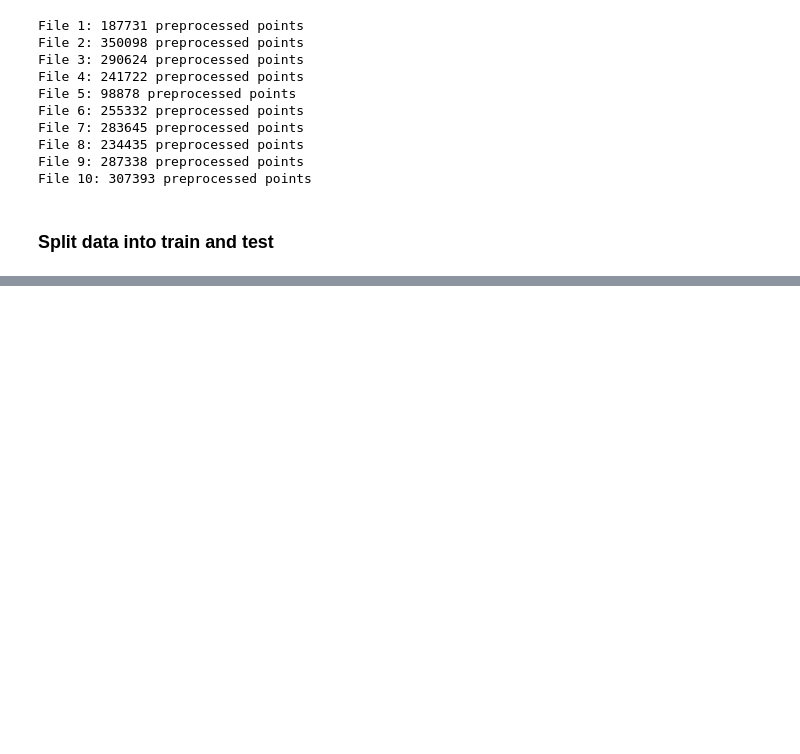
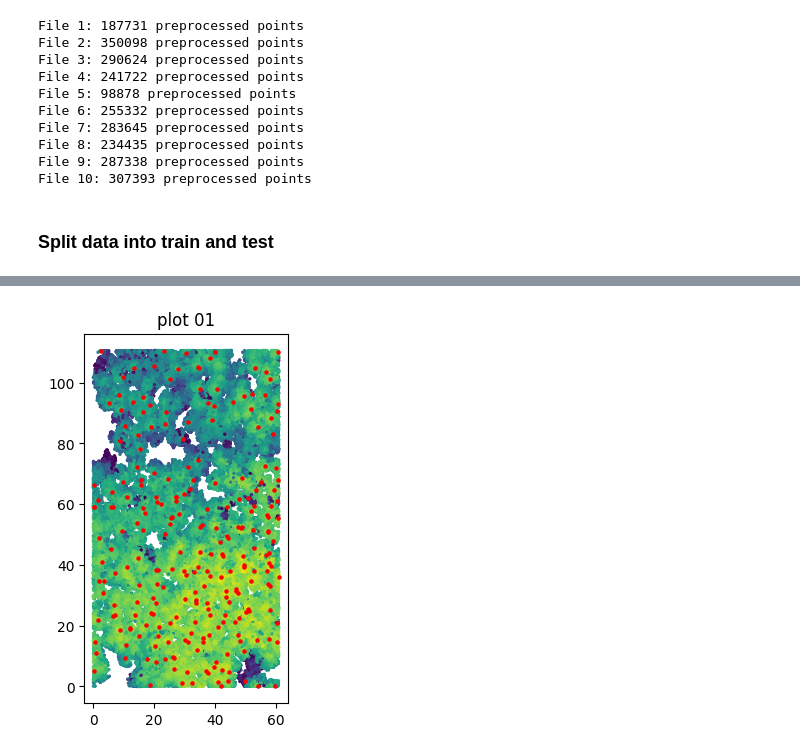
Before and after one commit to pariaighanian/LiDAR-Based-Tree-Detection, a Jupyter notebook: src/main.ipynb, the cells around one changed output, grey strips where cells are left out. Cells and saved outputs as stored; diff of their text form; code cells hidden in the pictures; blank space fills up the shorter version.

Commit message:
lmf added. still need to work on it

```diff
--- a/src/main.ipynb
+++ b/src/main.ipynb
@@ -156,6 +159,29 @@ def split_dataset(data: List, train_ratio: float = 0.7) -> Tuple[List, List]:
     test_data = data[split_idx:]
 
     return train_data, test_data
+# %%
+def local_maxima_filter(cloud: np.ndarray, window_size: float, height_threshold: float) -> np.ndarray:
+    """Detect local maxima in the point cloud with a fixed window size."""
+
+    assert isinstance(cloud, np.ndarray), f"Cloud needs to be a numpy array, not {type(cloud)}"
+
+    cloud = cloud[cloud[:, 2] > height_threshold]
+    tree = KDTree(data=cloud)
+    seen_mask = np.zeros(cloud.shape[0], dtype=bool)
+    local_maxima = []
+
+    for i, point in enumerate(cloud):
+        if seen_mask[i]:
+            continue
+        neighbor_indices = tree.query_ball_point(point, window_size)
+        highest_neighbor = neighbor_indices[cloud[neighbor_indices, 2].argmax()]
+        seen_mask[neighbor_indices] = True
+        seen_mask[highest_neighbor] = False
+        # This may lead to not every point being marked as seed in the end, but it does not matter,
+        # because by the time the seen value is overwritten the point is already processed
+        if i == highest_neighbor:
+            local_maxima.append(i)
+    return cloud[local_maxima]
 # %%
 plot_las_files = [f"../data/als/plot_{i:02d}.las" for i in range(1, 11)]
 # %% [markdown]
@@ -231,0 +442,5 @@ train_data, test_data = split_dataset(preprocessed_data, train_ratio)
+# %%
+window_size = 3
+height_threshold = 2  # Assuming the height dimension is Z (index 2)
+cloud = train_data[0]
+local_maxima = local_maxima_filter(cloud, window_size, height_threshold)
@@ -231,0 +466,8 @@ train_data, test_data = split_dataset(preprocessed_data, train_ratio)
+# %%
+fig, ax = plt.subplots()
+ax.scatter(cloud[:, 0], cloud[:, 1], c=cloud[:, 2], s=2)
+ax.scatter(local_maxima[:, 0], local_maxima[:, 1], c="red", s=5)
+ax.set_title('plot 01')
+ax.set_aspect("equal")
+# %% [output]
+[figure, added]
```
Also changed, not shown: parts of 11 cells of this notebook.
